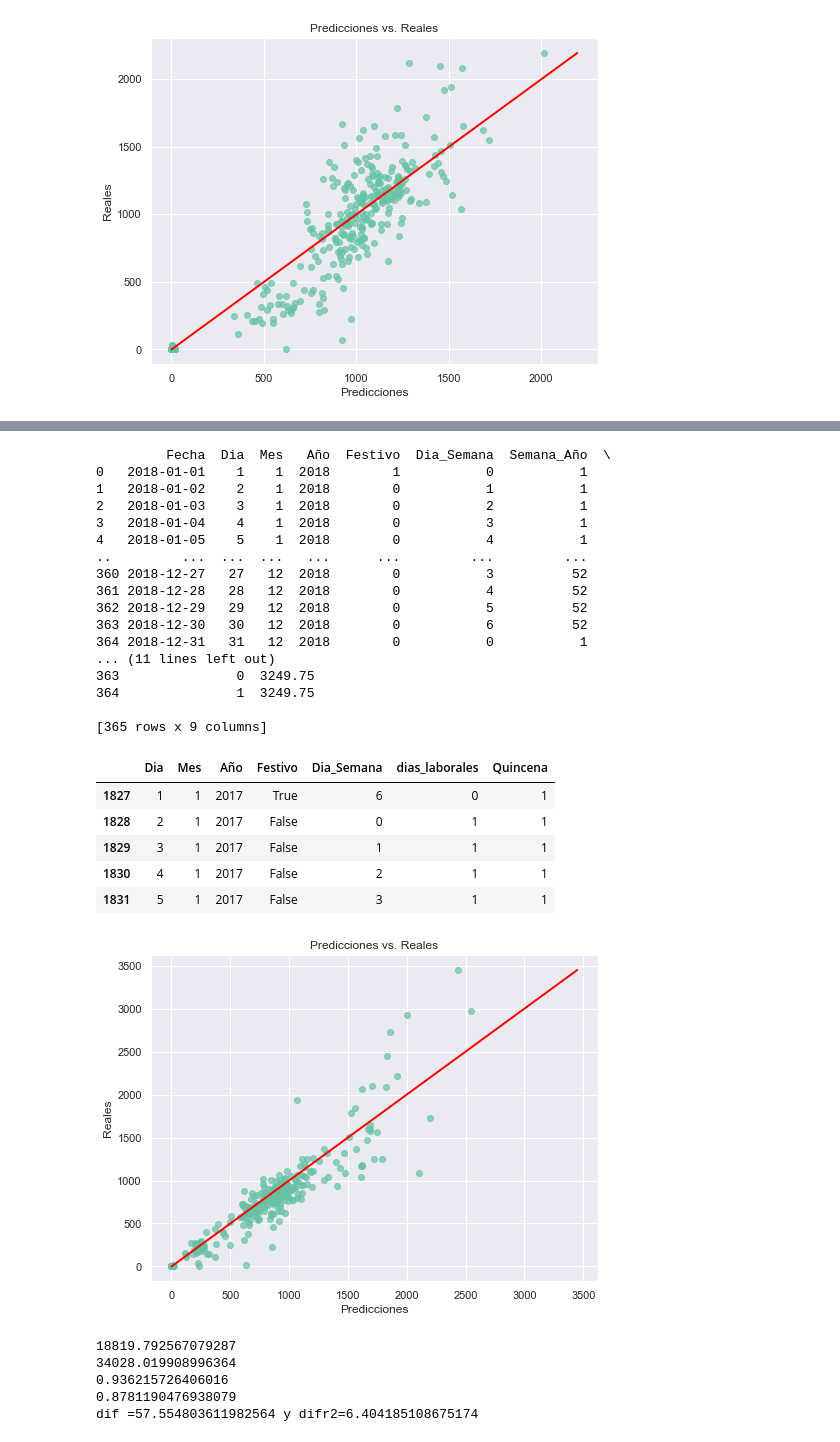
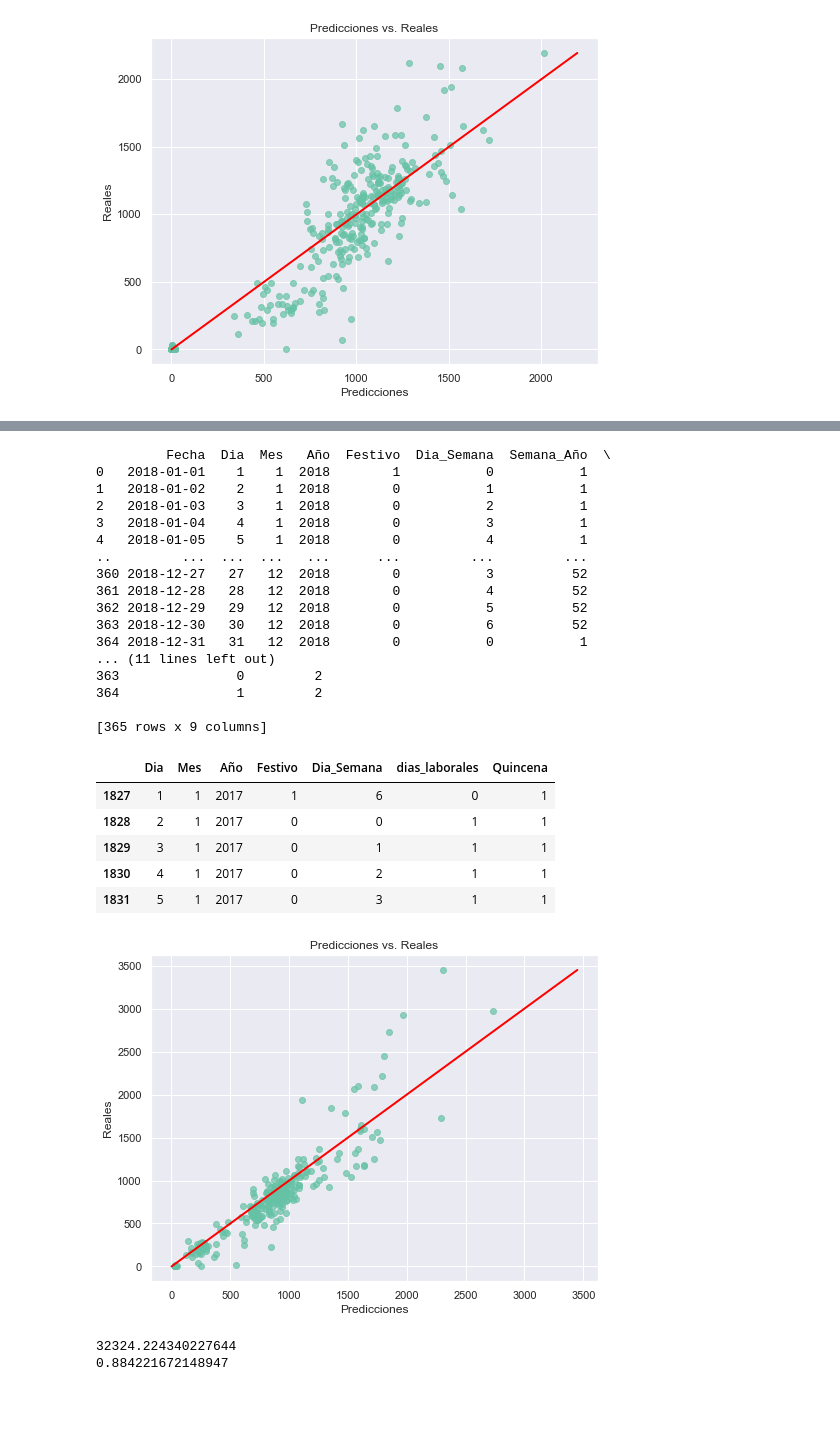
Before and after one commit to Pai-san/proyecto4-analitica, a Jupyter notebook: main.ipynb, the cells around one changed output, grey strips where cells are left out. Drawn from its saved outputs; the diff is of its cells as text; code cells hidden in the pictures; blank space fills up the shorter version.

```diff
--- a/main.ipynb
+++ b/main.ipynb
@@ -124,7 +124,7 @@ def es_festivo(fecha):
     return 1 if fecha.date() in festivos else 0
 
 # Crear la columna 'Festivo' en función de la función es_festivo
-df['Festivo'] = df['Fecha'].apply(es_festivo).astype('boolean')
+df['Festivo'] = df['Fecha'].apply(es_festivo)
 df['Dia_Semana'] = df['Fecha'].dt.dayofweek
 df['Semana_Año'] = df['Fecha'].dt.isocalendar().week
 
@@ -135,4 +135,4 @@ df['Quincena'] = determinar_quincena(df['Fecha'])
 condicion_dias_laborales = (df['Dia_Semana'] != 6) & (df['Festivo'] != 1)
 df['dias_laborales'] = condicion_dias_laborales.astype(int)
 # %%
-print(df)
+data=df
@@ -167,3 +138,0 @@ trm.head()
-# %%
-data=pd.merge(df, trm, on='Fecha', how='left')
-data.head()
@@ -357,7 +318,7 @@ import matplotlib.pyplot as plt
 X_train, X_test, y_train, y_test = train_test_split(X, y, test_size=0.2, random_state=42)
 
 # Crear un modelo de regresión XGBoost
-modelxgb = XGBRegressor(random_state=42)
+modelxgb = XGBRegressor(random_state=42,n_estimators=10,max_depth=10)
 
 # Entrenar el modelo con el conjunto de entrenamiento
 modelxgb.fit(X_train, y_train)
@@ -419,8 +370,8 @@ df2018['Dia_Semana'] = df2018['Fecha'].dt.dayofweek
 df2018['Semana_Año'] = df2018['Fecha'].dt.isocalendar().week
 condicion_dias_laborales = (df2018['Dia_Semana'] != 6) & (df2018['Festivo'] != 1)
 df2018['dias_laborales'] = condicion_dias_laborales.astype(int)
-
-data2018=pd.merge(df2018, trm18, on='Fecha', how='left')
+df2018['Quincena'] = determinar_quincena(df2018['Fecha'])
+data2018=df2018
 print(data2018)
 # %% [output]
          Fecha  Dia  Mes   Año  Festivo  Dia_Semana  Semana_Año  \
@@ -436,8 +387,8 @@ print(data2018)
 363 2018-12-30   30   12  2018        0           6          52
 364 2018-12-31   31   12  2018        0           0           1
 ... (11 lines left out)
-363               0  3249.75
-364               1  3249.75
+363               0         2
+364               1         2
 
 [365 rows x 9 columns]
 # %%
@@ -447,50 +399,38 @@ data2017y=data2017['Unidades']
 data2017x.head()
 # %% [output]
 |  | Dia | Mes | Año | Festivo | Dia_Semana | dias_laborales | Quincena |
-| 1827 | 1 | 1 | 2017 | True | 6 | 0 | 1 |
-| 1828 | 2 | 1 | 2017 | False | 0 | 1 | 1 |
-| 1829 | 3 | 1 | 2017 | False | 1 | 1 | 1 |
-| 1830 | 4 | 1 | 2017 | False | 2 | 1 | 1 |
-| 1831 | 5 | 1 | 2017 | False | 3 | 1 | 1 |
+| 1827 | 1 | 1 | 2017 | 1 | 6 | 0 | 1 |
+| 1828 | 2 | 1 | 2017 | 0 | 0 | 1 | 1 |
+| 1829 | 3 | 1 | 2017 | 0 | 1 | 1 | 1 |
+| 1830 | 4 | 1 | 2017 | 0 | 2 | 1 | 1 |
+| 1831 | 5 | 1 | 2017 | 0 | 3 | 1 | 1 |
 # %%
-y_pred=modelrf.predict(X_test)
-y_pred = np.maximum(0, y_pred)
-y_pred2=modelrf.predict(data2017x)
-y_pred2= np.maximum(0, y_pred2)
-mse1=mean_squared_error(y_test,y_pred)
+
+y_pred2=modelxgb.predict(data2017x)
+
+
 mse2=mean_squared_error(data2017y,y_pred2)
 
-mae1=mean_absolute_error(y_test,y_pred)
+
 mae2=mean_absolute_error(data2017y,y_pred2)
 
-r2t=r2_score(y_test,y_pred)
 r2v=r2_score(data2017y,y_pred2)
 
-
-
-dif=abs(mse1-mse2)/((mse1+mse2)/2)*100
-difr2=abs(r2t-r2v)/((r2t+r2v)/2)*100
 
 plt.figure(figsize=(8, 6))
 plt.scatter(y_pred2, data2017y, alpha=0.7)
 plt.xlabel("Predicciones")
 plt.ylabel("Reales")
 plt.title("Predicciones vs. Reales")
 
 plt.plot([min(data2017y), max(data2017y)], [min(data2017y), max(data2017y)], color="red", linewidth=2)
 plt.show()
 
-print(mse1)
 print(mse2)
 
-print(r2t)
+
 print(r2v)
-
-print(f'dif ={dif} y difr2={difr2}')
 # %% [output]
-[figure, old version]
+[figure, new version]
-18819.792567079287
-34028.019908996364
-0.936215726406016
-0.8781190476938079
-dif =57.554803611982564 y difr2=6.404185108675174
+32324.224340227644
+0.884221672148947
```
Also changed, not shown: parts of 13 cells of this notebook.
